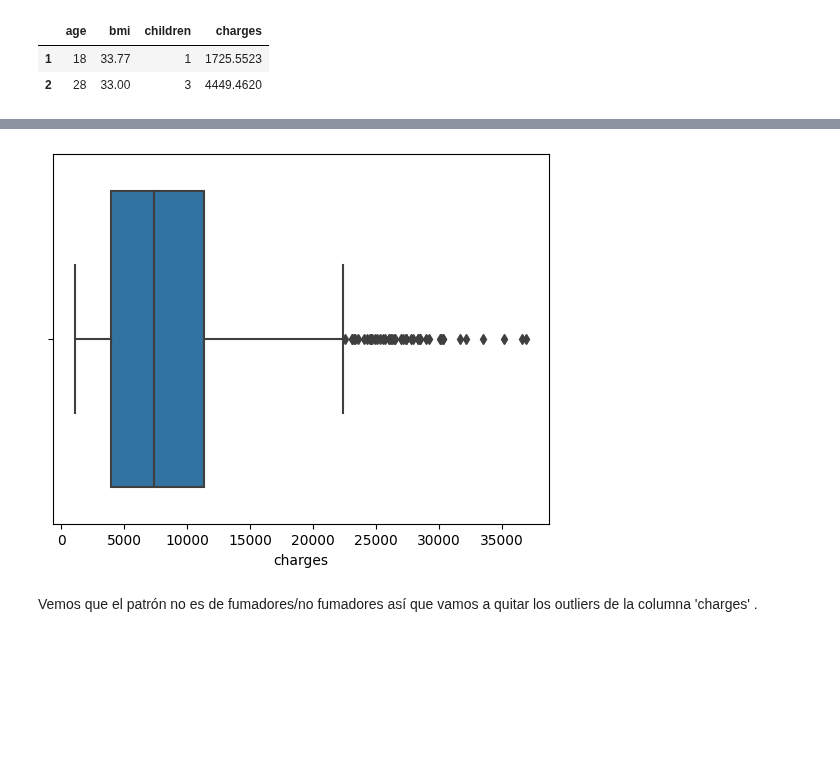
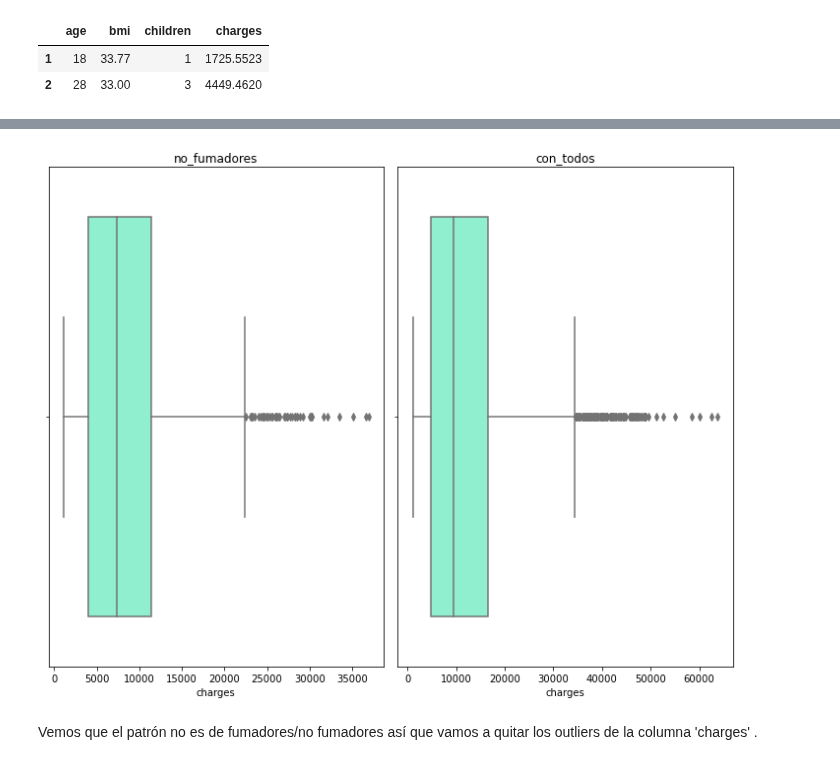
Before and after one commit to Adalab/DA-promoC-modulo3-sprint1-IreneMarta, a Jupyter notebook: regresion_linear/1_ RL_Intro.ipynb, the cells around one changed output, grey strips where cells are left out. Saved outputs shown, nothing was run; the diff lists cells and outputs as text; code cells hidden in the pictures; blank space fills up the shorter version.

```diff
--- a/regresion_linear/1_ RL_Intro.ipynb
+++ b/regresion_linear/1_ RL_Intro.ipynb
@@ -163,7 +169,7 @@ df_nofumadores.head()
 | 4 | 32 | male | 28.880 | 0 | no | northwest | 3866.85520 |
 | 5 | 31 | female | 25.740 | 0 | no | southeast | 3756.62160 |
 # %%
-df_numericas_nofumadores = df_nofumadores.select_dtypes(include=['int64', 'float64']) #Seleccionamos nuestras numéricas
+df_numericas_nofumadores = df_nofumadores.select_dtypes(include=np.number) #Seleccionamos nuestras numéricas
 df_numericas_nofumadores.head(2)
 # %% [output]
 |  | age | bmi | children | charges |
@@ -186,7 +192,16 @@ plt.show()
-# %%
-sns.boxplot(x = df_numericas_nofumadores['charges'], data = df_numericas_nofumadores);
-# %% [output]
-[figure, removed]
+# %%
+fig, axes = plt.subplots(1,2, figsize=(10,8))
+
+axes = axes.flat
+
+sns.boxplot(x = df_numericas_nofumadores['charges'], data = df_numericas_nofumadores, ax=axes[0], color = "aquamarine"); # para trazar una línea de densidad
+sns.boxplot(x = df['charges'], data = df, ax=axes[1], color = "aquamarine")
+axes[0].set_title('no_fumadores', fontsize = 12)
+axes[1].set_title('con_todos', fontsize = 12)
+plt.tight_layout()
+plt.show()
+# %% [output]
+[figure, added]
 # %% [markdown]
 Vemos que el patrón no es de fumadores/no fumadores así que vamos a quitar los outliers de la columna 'charges' .
 # %%
```
Also changed, not shown: parts of 16 cells of this notebook.
